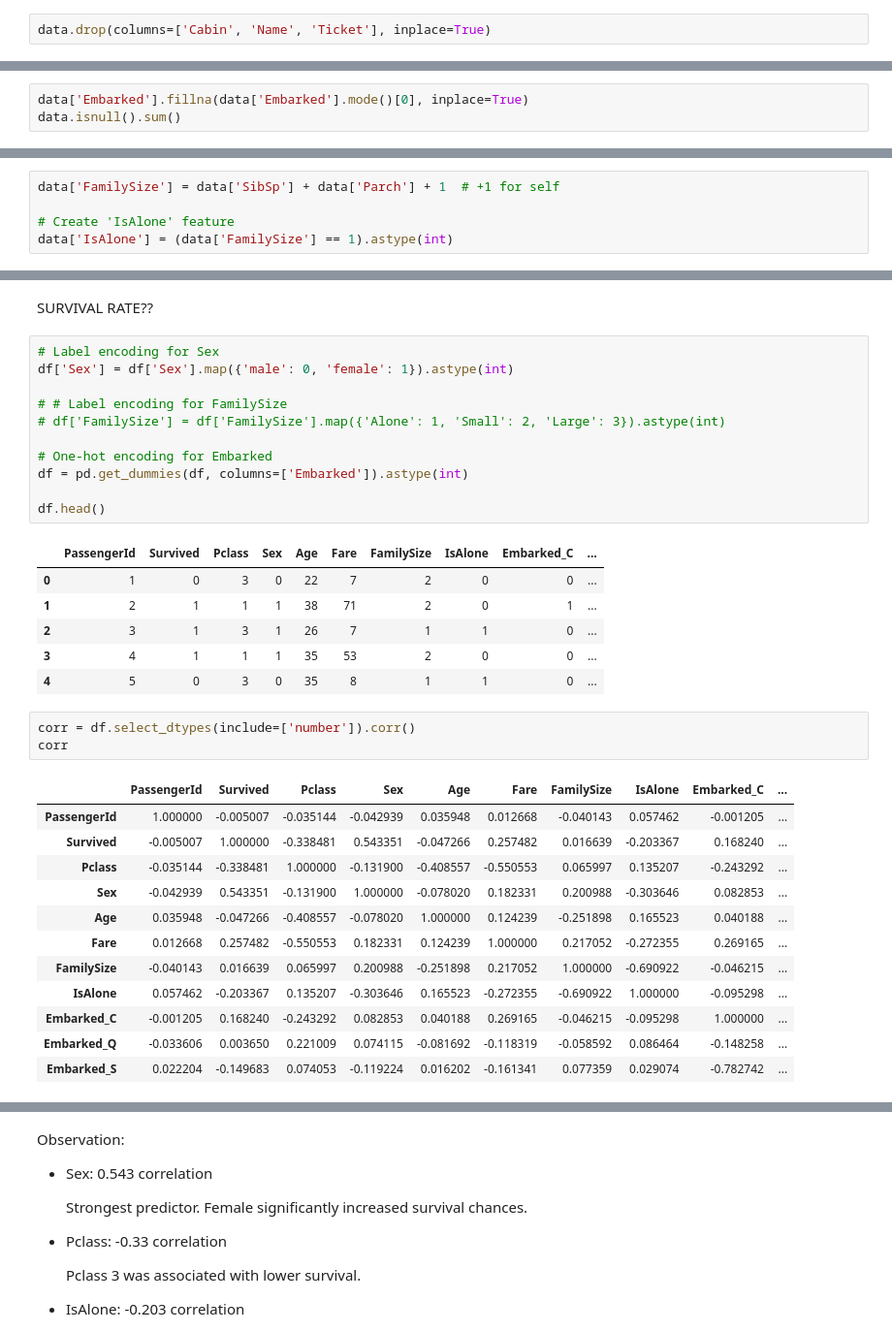
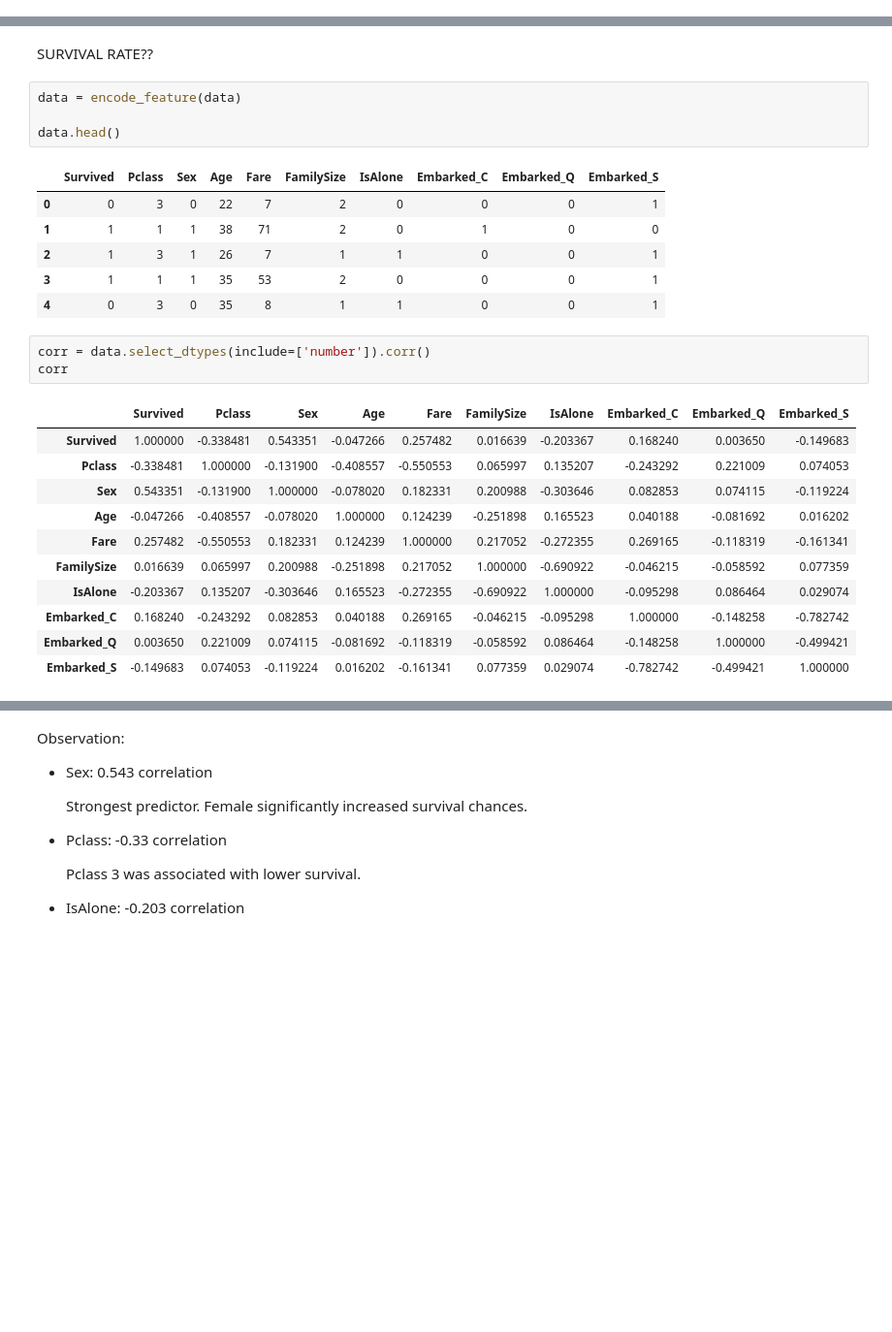
Before and after one commit to Graceyujung/Kaggle, a Jupyter notebook: Kaggle/titanic/titanic_train.ipynb, the cells around one changed output, grey strips where cells are left out. Shown at 97% size. Saved outputs shown, nothing was run; the diff lists cells and outputs as text; blank space fills up the shorter version.

```diff
--- a/Kaggle/titanic/titanic.ipynb
+++ b/Kaggle/titanic/titanic_train.ipynb
@@ -133,2 +105,0 @@ array([nan, 'C85', 'C123', 'E46', 'G6', 'C103', 'D56', 'A6',
-# %%
-data.drop(columns=['Cabin', 'Name', 'Ticket'], inplace=True)
@@ -143,3 +105,0 @@ array(['S', 'C', 'Q', nan], dtype=object)
-# %%
-data['Embarked'].fillna(data['Embarked'].mode()[0], inplace=True)
-data.isnull().sum()
@@ -173,5 +105,0 @@ array([0, 1, 2, 5, 3, 4, 6], dtype=int64)
-# %%
-data['FamilySize'] = data['SibSp'] + data['Parch'] + 1  # +1 for self
-
-# Create 'IsAlone' feature
-data['IsAlone'] = (data['FamilySize'] == 1).astype(int)
@@ -274,38 +182,30 @@ Observation:
 # %% [markdown]
 SURVIVAL RATE??
 # %%
-# Label encoding for Sex
-df['Sex'] = df['Sex'].map({'male': 0, 'female': 1}).astype(int)
+data = encode_feature(data)
 
-# # Label encoding for FamilySize
-# df['FamilySize'] = df['FamilySize'].map({'Alone': 1, 'Small': 2, 'Large': 3}).astype(int)
-
-# One-hot encoding for Embarked
-df = pd.get_dummies(df, columns=['Embarked']).astype(int)
-
-df.head()
+data.head()
 # %% [output]
-|  | PassengerId | Survived | Pclass | Sex | Age | Fare | FamilySize | IsAlone | Embarked_C | ... |
-| 0 | 1 | 0 | 3 | 0 | 22 | 7 | 2 | 0 | 0 | ... |
-| 1 | 2 | 1 | 1 | 1 | 38 | 71 | 2 | 0 | 1 | ... |
-| 2 | 3 | 1 | 3 | 1 | 26 | 7 | 1 | 1 | 0 | ... |
-| 3 | 4 | 1 | 1 | 1 | 35 | 53 | 2 | 0 | 0 | ... |
-| 4 | 5 | 0 | 3 | 0 | 35 | 8 | 1 | 1 | 0 | ... |
+|  | Survived | Pclass | Sex | Age | Fare | FamilySize | IsAlone | Embarked_C | Embarked_Q | Embarked_S |
+| 0 | 0 | 3 | 0 | 22 | 7 | 2 | 0 | 0 | 0 | 1 |
+| 1 | 1 | 1 | 1 | 38 | 71 | 2 | 0 | 1 | 0 | 0 |
+| 2 | 1 | 3 | 1 | 26 | 7 | 1 | 1 | 0 | 0 | 1 |
+| 3 | 1 | 1 | 1 | 35 | 53 | 2 | 0 | 0 | 0 | 1 |
+| 4 | 0 | 3 | 0 | 35 | 8 | 1 | 1 | 0 | 0 | 1 |
 # %%
-corr = df.select_dtypes(include=['number']).corr()
+corr = data.select_dtypes(include=['number']).corr()
 corr
 # %% [output]
-|  | PassengerId | Survived | Pclass | Sex | Age | Fare | FamilySize | IsAlone | Embarked_C | ... |
-| PassengerId | 1.000000 | -0.005007 | -0.035144 | -0.042939 | 0.035948 | 0.012668 | -0.040143 | 0.057462 | -0.001205 | ... |
-| Survived | -0.005007 | 1.000000 | -0.338481 | 0.543351 | -0.047266 | 0.257482 | 0.016639 | -0.203367 | 0.168240 | ... |
-| Pclass | -0.035144 | -0.338481 | 1.000000 | -0.131900 | -0.408557 | -0.550553 | 0.065997 | 0.135207 | -0.243292 | ... |
-| Sex | -0.042939 | 0.543351 | -0.131900 | 1.000000 | -0.078020 | 0.182331 | 0.200988 | -0.303646 | 0.082853 | ... |
-| Age | 0.035948 | -0.047266 | -0.408557 | -0.078020 | 1.000000 | 0.124239 | -0.251898 | 0.165523 | 0.040188 | ... |
-| Fare | 0.012668 | 0.257482 | -0.550553 | 0.182331 | 0.124239 | 1.000000 | 0.217052 | -0.272355 | 0.269165 | ... |
-| FamilySize | -0.040143 | 0.016639 | 0.065997 | 0.200988 | -0.251898 | 0.217052 | 1.000000 | -0.690922 | -0.046215 | ... |
-| IsAlone | 0.057462 | -0.203367 | 0.135207 | -0.303646 | 0.165523 | -0.272355 | -0.690922 | 1.000000 | -0.095298 | ... |
-| Embarked_C | -0.001205 | 0.168240 | -0.243292 | 0.082853 | 0.040188 | 0.269165 | -0.046215 | -0.095298 | 1.000000 | ... |
-| Embarked_Q | -0.033606 | 0.003650 | 0.221009 | 0.074115 | -0.081692 | -0.118319 | -0.058592 | 0.086464 | -0.148258 | ... |
-| Embarked_S | 0.022204 | -0.149683 | 0.074053 | -0.119224 | 0.016202 | -0.161341 | 0.077359 | 0.029074 | -0.782742 | ... |
+|  | Survived | Pclass | Sex | Age | Fare | FamilySize | IsAlone | Embarked_C | Embarked_Q | Embarked_S |
+| Survived | 1.000000 | -0.338481 | 0.543351 | -0.047266 | 0.257482 | 0.016639 | -0.203367 | 0.168240 | 0.003650 | -0.149683 |
+| Pclass | -0.338481 | 1.000000 | -0.131900 | -0.408557 | -0.550553 | 0.065997 | 0.135207 | -0.243292 | 0.221009 | 0.074053 |
+| Sex | 0.543351 | -0.131900 | 1.000000 | -0.078020 | 0.182331 | 0.200988 | -0.303646 | 0.082853 | 0.074115 | -0.119224 |
+| Age | -0.047266 | -0.408557 | -0.078020 | 1.000000 | 0.124239 | -0.251898 | 0.165523 | 0.040188 | -0.081692 | 0.016202 |
+| Fare | 0.257482 | -0.550553 | 0.182331 | 0.124239 | 1.000000 | 0.217052 | -0.272355 | 0.269165 | -0.118319 | -0.161341 |
+| FamilySize | 0.016639 | 0.065997 | 0.200988 | -0.251898 | 0.217052 | 1.000000 | -0.690922 | -0.046215 | -0.058592 | 0.077359 |
+| IsAlone | -0.203367 | 0.135207 | -0.303646 | 0.165523 | -0.272355 | -0.690922 | 1.000000 | -0.095298 | 0.086464 | 0.029074 |
+| Embarked_C | 0.168240 | -0.243292 | 0.082853 | 0.040188 | 0.269165 | -0.046215 | -0.095298 | 1.000000 | -0.148258 | -0.782742 |
+| Embarked_Q | 0.003650 | 0.221009 | 0.074115 | -0.081692 | -0.118319 | -0.058592 | 0.086464 | -0.148258 | 1.000000 | -0.499421 |
+| Embarked_S | -0.149683 | 0.074053 | -0.119224 | 0.016202 | -0.161341 | 0.077359 | 0.029074 | -0.782742 | -0.499421 | 1.000000 |
 # %%
 plt.figure(figsize=(12,8))
```
Also changed, not shown: parts of 37 cells of this notebook, 2 other files.
